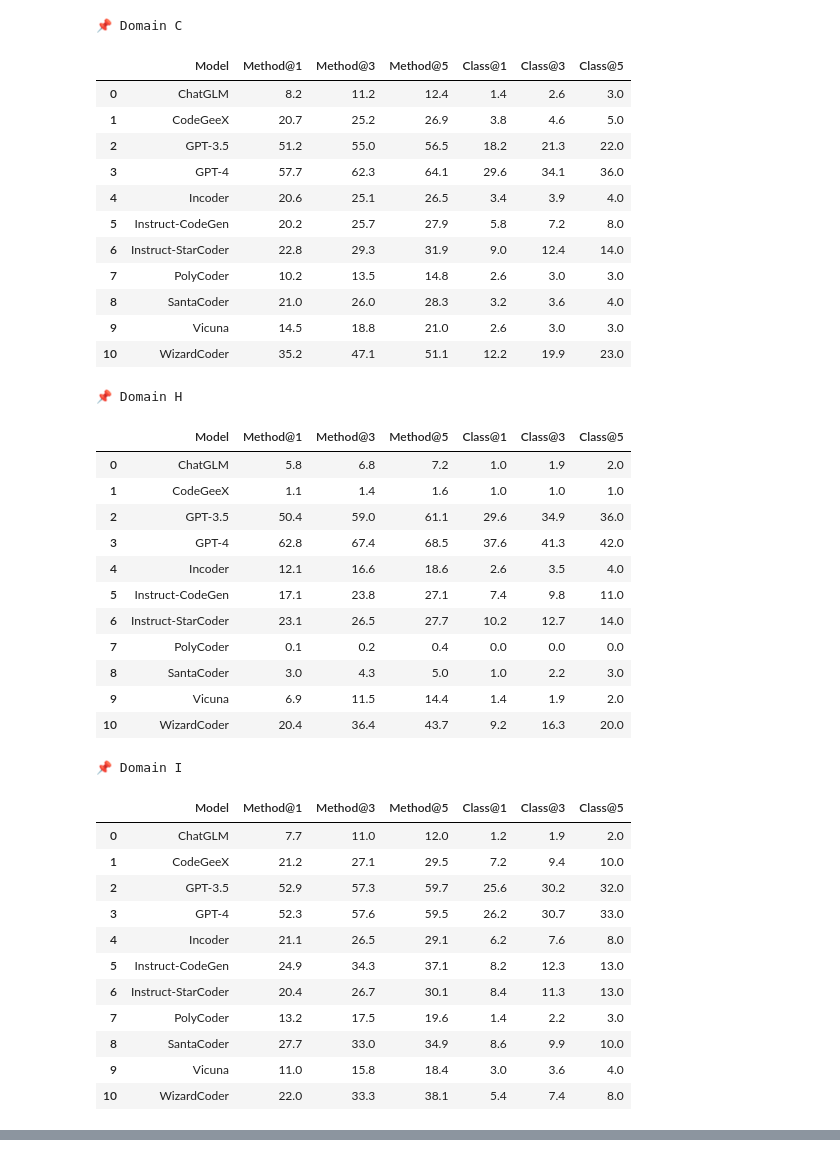
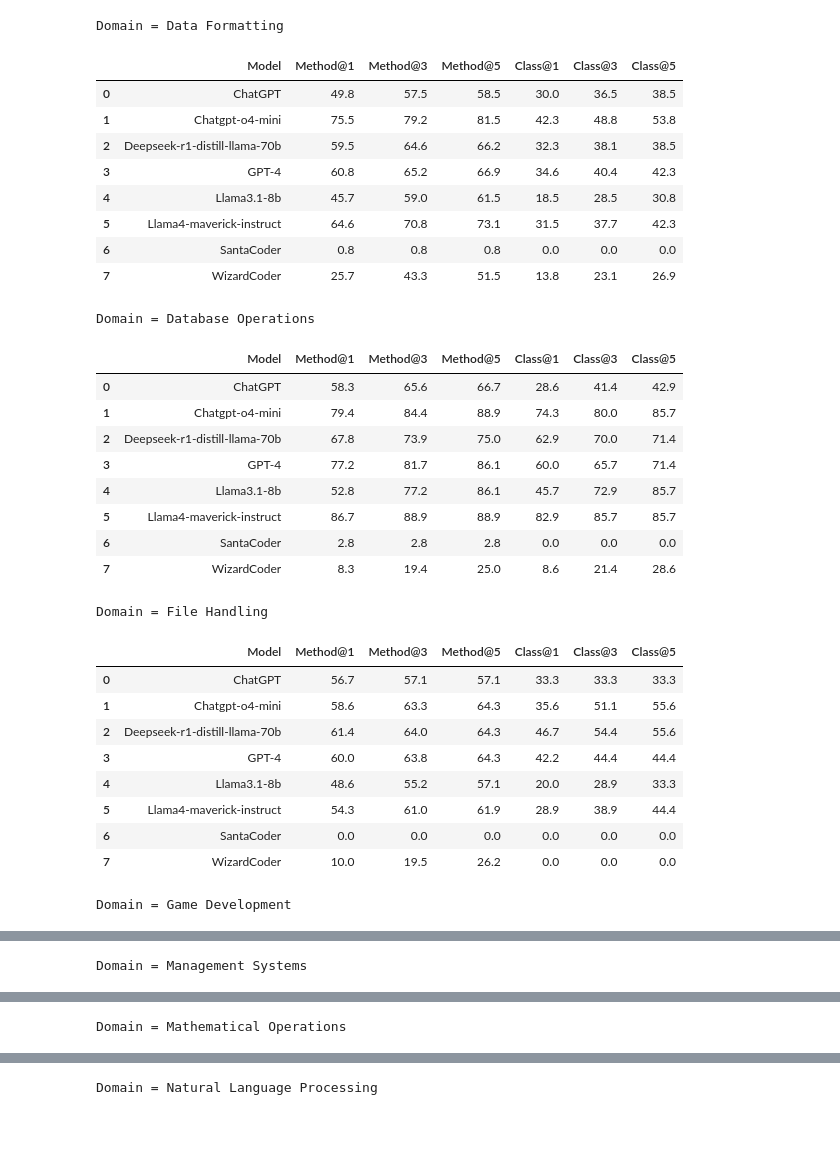
Before and after one commit to snigdhaghosh/CS540, a Jupyter notebook: graphs_script/all_plots.ipynb, the cells around one changed output, grey strips where cells are left out. Saved outputs shown, nothing was run; the diff lists cells and outputs as text; code cells hidden in the pictures; blank space fills up the shorter version.

```diff
--- a/graphs_script/all_plots.ipynb
+++ b/graphs_script/all_plots.ipynb
@@ -74,89 +99,82 @@ import json
 import pandas as pd
 
 # === STEP 1: Provide JSON file path ===
-file_path = '/content/pass_at_k.json'  # <-- change this to your actual path
+file_path = 'pass_at_k_result.json'  # <-- change this to your actual path
 
 with open(file_path) as f:
     pass_k_data = json.load(f)
 
 # === STEP 2: Extract and pivot tables per domain ===
 def extract_pivoted_domain_tables(pass_k_data):
-    domain_data = {"C": [], "H": [], "I": []}
+    domain_data = {"Data_Formatting": [], "Database_Operations": [], "File_Handling": [], "Game_Development": [], "Management_Systems": [], "Mathematical_Operations": [], "Natural_Language_Processing": []}
 
     for pass_k in ["pass_1", "pass_3", "pass_5"]:
         k = pass_k.split("_")[1]
         for model_key, metrics in pass_k_data.get(pass_k, {}).items():
-            for suffix in ["_C", "_H", "_I"]:
+            for suffix in ["_Data_Formatting", "_Database_Operations", "_File_Handling", "_Game_Development", "_Management_Systems", "_Mathematical_Operations", "_Natural_Language_Processing"]:
                 if suffix in model_key:
-                    domain = suffix.strip("_")
+                    domain = suffix.strip('_')
                     model = model_key.replace(suffix, "").replace("(greedy)", "").strip()
                     break
             else:
                 continue
 
             domain_data[domain].append({
                 "Model": model,
                 f"Class@{k}": round(metrics.get("class_success", 0.0) * 100, 1),
                 f"Method@{k}": round(metrics.get("fun_success", 0.0) * 100, 1)
             })
 
     pivoted_tables = {}
     for domain, rows in domain_data.items():
         df = pd.DataFrame(rows)
         df = df.groupby("Model").first().reset_index()
 
         # Ensure consistent column order
         ordered_cols = ["Model", "Method@1", "Method@3", "Method@5", "Class@1", "Class@3", "Class@5"]
         existing_cols = [col for col in ordered_cols if col in df.columns]
         df = df[existing_cols]
 
         pivoted_tables[domain] = df.sort_values("Model")
 
     return pivoted_tables
 
 # === STEP 3: Display all domain tables ===
 pivoted_tables = extract_pivoted_domain_tables(pass_k_data)
 
 for domain, df in pivoted_tables.items():
-    print(f"\n📌 Domain {domain}")
+    name = "Domain = " + domain.replace("_", " ").title()
+    print(f"\n{name}")
     display(df)
 # %% [output]
-📌 Domain C
+Domain = Data Formatting
 |  | Model | Method@1 | Method@3 | Method@5 | Class@1 | Class@3 | Class@5 |
-| 0 | ChatGLM | 8.2 | 11.2 | 12.4 | 1.4 | 2.6 | 3.0 |
-| 1 | CodeGeeX | 20.7 | 25.2 | 26.9 | 3.8 | 4.6 | 5.0 |
-| 2 | GPT-3.5 | 51.2 | 55.0 | 56.5 | 18.2 | 21.3 | 22.0 |
-| 3 | GPT-4 | 57.7 | 62.3 | 64.1 | 29.6 | 34.1 | 36.0 |
-| 4 | Incoder | 20.6 | 25.1 | 26.5 | 3.4 | 3.9 | 4.0 |
-| 5 | Instruct-CodeGen | 20.2 | 25.7 | 27.9 | 5.8 | 7.2 | 8.0 |
-| 6 | Instruct-StarCoder | 22.8 | 29.3 | 31.9 | 9.0 | 12.4 | 14.0 |
-| 7 | PolyCoder | 10.2 | 13.5 | 14.8 | 2.6 | 3.0 | 3.0 |
-| 8 | SantaCoder | 21.0 | 26.0 | 28.3 | 3.2 | 3.6 | 4.0 |
-| 9 | Vicuna | 14.5 | 18.8 | 21.0 | 2.6 | 3.0 | 3.0 |
-| 10 | WizardCoder | 35.2 | 47.1 | 51.1 | 12.2 | 19.9 | 23.0 |
+| 0 | ChatGPT | 49.8 | 57.5 | 58.5 | 30.0 | 36.5 | 38.5 |
+| 1 | Chatgpt-o4-mini | 75.5 | 79.2 | 81.5 | 42.3 | 48.8 | 53.8 |
+| 2 | Deepseek-r1-distill-llama-70b | 59.5 | 64.6 | 66.2 | 32.3 | 38.1 | 38.5 |
+| 3 | GPT-4 | 60.8 | 65.2 | 66.9 | 34.6 | 40.4 | 42.3 |
+| 4 | Llama3.1-8b | 45.7 | 59.0 | 61.5 | 18.5 | 28.5 | 30.8 |
+| 5 | Llama4-maverick-instruct | 64.6 | 70.8 | 73.1 | 31.5 | 37.7 | 42.3 |
+| 6 | SantaCoder | 0.8 | 0.8 | 0.8 | 0.0 | 0.0 | 0.0 |
+| 7 | WizardCoder | 25.7 | 43.3 | 51.5 | 13.8 | 23.1 | 26.9 |
-📌 Domain H
+Domain = Database Operations
 |  | Model | Method@1 | Method@3 | Method@5 | Class@1 | Class@3 | Class@5 |
-| 0 | ChatGLM | 5.8 | 6.8 | 7.2 | 1.0 | 1.9 | 2.0 |
-| 1 | CodeGeeX | 1.1 | 1.4 | 1.6 | 1.0 | 1.0 | 1.0 |
-| 2 | GPT-3.5 | 50.4 | 59.0 | 61.1 | 29.6 | 34.9 | 36.0 |
-| 3 | GPT-4 | 62.8 | 67.4 | 68.5 | 37.6 | 41.3 | 42.0 |
-| 4 | Incoder | 12.1 | 16.6 | 18.6 | 2.6 | 3.5 | 4.0 |
-| 5 | Instruct-CodeGen | 17.1 | 23.8 | 27.1 | 7.4 | 9.8 | 11.0 |
-| 6 | Instruct-StarCoder | 23.1 | 26.5 | 27.7 | 10.2 | 12.7 | 14.0 |
-| 7 | PolyCoder | 0.1 | 0.2 | 0.4 | 0.0 | 0.0 | 0.0 |
-| 8 | SantaCoder | 3.0 | 4.3 | 5.0 | 1.0 | 2.2 | 3.0 |
-| 9 | Vicuna | 6.9 | 11.5 | 14.4 | 1.4 | 1.9 | 2.0 |
-| 10 | WizardCoder | 20.4 | 36.4 | 43.7 | 9.2 | 16.3 | 20.0 |
+| 0 | ChatGPT | 58.3 | 65.6 | 66.7 | 28.6 | 41.4 | 42.9 |
+| 1 | Chatgpt-o4-mini | 79.4 | 84.4 | 88.9 | 74.3 | 80.0 | 85.7 |
+| 2 | Deepseek-r1-distill-llama-70b | 67.8 | 73.9 | 75.0 | 62.9 | 70.0 | 71.4 |
+| 3 | GPT-4 | 77.2 | 81.7 | 86.1 | 60.0 | 65.7 | 71.4 |
+| 4 | Llama3.1-8b | 52.8 | 77.2 | 86.1 | 45.7 | 72.9 | 85.7 |
+| 5 | Llama4-maverick-instruct | 86.7 | 88.9 | 88.9 | 82.9 | 85.7 | 85.7 |
+| 6 | SantaCoder | 2.8 | 2.8 | 2.8 | 0.0 | 0.0 | 0.0 |
+| 7 | WizardCoder | 8.3 | 19.4 | 25.0 | 8.6 | 21.4 | 28.6 |
-📌 Domain I
+Domain = File Handling
 |  | Model | Method@1 | Method@3 | Method@5 | Class@1 | Class@3 | Class@5 |
-| 0 | ChatGLM | 7.7 | 11.0 | 12.0 | 1.2 | 1.9 | 2.0 |
-| 1 | CodeGeeX | 21.2 | 27.1 | 29.5 | 7.2 | 9.4 | 10.0 |
-| 2 | GPT-3.5 | 52.9 | 57.3 | 59.7 | 25.6 | 30.2 | 32.0 |
-| 3 | GPT-4 | 52.3 | 57.6 | 59.5 | 26.2 | 30.7 | 33.0 |
-| 4 | Incoder | 21.1 | 26.5 | 29.1 | 6.2 | 7.6 | 8.0 |
-| 5 | Instruct-CodeGen | 24.9 | 34.3 | 37.1 | 8.2 | 12.3 | 13.0 |
-| 6 | Instruct-StarCoder | 20.4 | 26.7 | 30.1 | 8.4 | 11.3 | 13.0 |
-| 7 | PolyCoder | 13.2 | 17.5 | 19.6 | 1.4 | 2.2 | 3.0 |
-| 8 | SantaCoder | 27.7 | 33.0 | 34.9 | 8.6 | 9.9 | 10.0 |
-| 9 | Vicuna | 11.0 | 15.8 | 18.4 | 3.0 | 3.6 | 4.0 |
-| 10 | WizardCoder | 22.0 | 33.3 | 38.1 | 5.4 | 7.4 | 8.0 |
+| 0 | ChatGPT | 56.7 | 57.1 | 57.1 | 33.3 | 33.3 | 33.3 |
+| 1 | Chatgpt-o4-mini | 58.6 | 63.3 | 64.3 | 35.6 | 51.1 | 55.6 |
+| 2 | Deepseek-r1-distill-llama-70b | 61.4 | 64.0 | 64.3 | 46.7 | 54.4 | 55.6 |
+| 3 | GPT-4 | 60.0 | 63.8 | 64.3 | 42.2 | 44.4 | 44.4 |
+| 4 | Llama3.1-8b | 48.6 | 55.2 | 57.1 | 20.0 | 28.9 | 33.3 |
+| 5 | Llama4-maverick-instruct | 54.3 | 61.0 | 61.9 | 28.9 | 38.9 | 44.4 |
+| 6 | SantaCoder | 0.0 | 0.0 | 0.0 | 0.0 | 0.0 | 0.0 |
+| 7 | WizardCoder | 10.0 | 19.5 | 26.2 | 0.0 | 0.0 | 0.0 |
+Domain = Game Development
@@ -162,0 +190 @@ for domain, df in pivoted_tables.items():
+Domain = Management Systems
@@ -162,0 +200 @@ for domain, df in pivoted_tables.items():
+Domain = Mathematical Operations
@@ -162,0 +210 @@ for domain, df in pivoted_tables.items():
+Domain = Natural Language Processing
```
Also changed, not shown: parts of 6 cells of this notebook, 34 other files.
